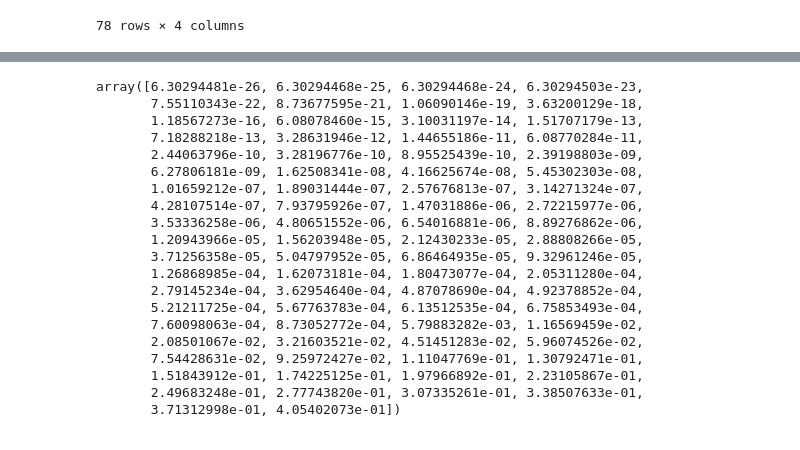
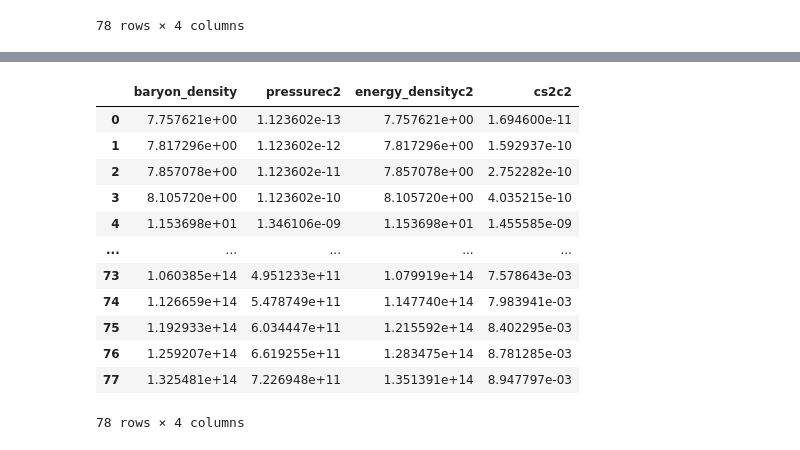
Before and after one commit to eliotfinch/pqcd, a Jupyter notebook: notebooks/inspect_crust.ipynb, the cells around one changed output, grey strips where cells are left out. Drawn from its saved outputs; the diff is of its cells as text; code cells hidden in the pictures.

```diff
--- a/notebooks/inspect_crust.ipynb
+++ b/notebooks/inspect_crust.ipynb
@@ -60,23 +36,6 @@ array([4.02910588e-15, 4.76441780e-15, 4.79463588e-15, 4.94572757e-15,
-# %%
-pressure*1000
-# %% [output]
-array([6.30294481e-26, 6.30294468e-25, 6.30294468e-24, 6.30294503e-23,
-       7.55110343e-22, 8.73677595e-21, 1.06090146e-19, 3.63200129e-18,
-       1.18567273e-16, 6.08078460e-15, 3.10031197e-14, 1.51707179e-13,
-       7.18288218e-13, 3.28631946e-12, 1.44655186e-11, 6.08770284e-11,
-       2.44063796e-10, 3.28196776e-10, 8.95525439e-10, 2.39198803e-09,
-       6.27806181e-09, 1.62508341e-08, 4.16625674e-08, 5.45302303e-08,
-       1.01659212e-07, 1.89031444e-07, 2.57676813e-07, 3.14271324e-07,
-       4.28107514e-07, 7.93795926e-07, 1.47031886e-06, 2.72215977e-06,
-       3.53336258e-06, 4.80651552e-06, 6.54016881e-06, 8.89276862e-06,
-       1.20943966e-05, 1.56203948e-05, 2.12430233e-05, 2.88808266e-05,
-       3.71256358e-05, 5.04797952e-05, 6.86464935e-05, 9.32961246e-05,
-       1.26868985e-04, 1.62073181e-04, 1.80473077e-04, 2.05311280e-04,
-       2.79145234e-04, 3.62954640e-04, 4.87078690e-04, 4.92378852e-04,
-       5.21211725e-04, 5.67763783e-04, 6.13512535e-04, 6.75853493e-04,
-       7.60098063e-04, 8.73052772e-04, 5.79883282e-03, 1.16569459e-02,
-       2.08501067e-02, 3.21603521e-02, 4.51451283e-02, 5.96074526e-02,
-       7.54428631e-02, 9.25972427e-02, 1.11047769e-01, 1.30792471e-01,
-       1.51843912e-01, 1.74225125e-01, 1.97966892e-01, 2.23105867e-01,
-       2.49683248e-01, 2.77743820e-01, 3.07335261e-01, 3.38507633e-01,
-       3.71312998e-01, 4.05402073e-01])
+# %%
+I = cumulative_trapezoid(
+    pressurec2/(energy_densityc2 + pressurec2),
+    x=np.log(energy_densityc2),
+    initial=0
+    )
@@ -82,0 +53,16 @@ array([6.30294481e-26, 6.30294468e-25, 6.30294468e-24, 6.30294503e-23,
+# %%
+crust_modified
+# %% [output]
+|  | baryon_density | pressurec2 | energy_densityc2 | cs2c2 |
+| 0 | 7.757621e+00 | 1.123602e-13 | 7.757621e+00 | 1.694600e-11 |
+| 1 | 7.817296e+00 | 1.123602e-12 | 7.817296e+00 | 1.592937e-10 |
+| 2 | 7.857078e+00 | 1.123602e-11 | 7.857078e+00 | 2.752282e-10 |
+| 3 | 8.105720e+00 | 1.123602e-10 | 8.105720e+00 | 4.035215e-10 |
+| 4 | 1.153698e+01 | 1.346106e-09 | 1.153698e+01 | 1.455585e-09 |
+| ... | ... | ... | ... | ... |
+| 73 | 1.060385e+14 | 4.951233e+11 | 1.079919e+14 | 7.578643e-03 |
+| 74 | 1.126659e+14 | 5.478749e+11 | 1.147740e+14 | 7.983941e-03 |
+| 75 | 1.192933e+14 | 6.034447e+11 | 1.215592e+14 | 8.402295e-03 |
+| 76 | 1.259207e+14 | 6.619255e+11 | 1.283475e+14 | 8.781285e-03 |
+| 77 | 1.325481e+14 | 7.226948e+11 | 1.351391e+14 | 8.947797e-03 |
+78 rows × 4 columns
```
Also changed, not shown: parts of 11 cells of this notebook, 1 other file.
